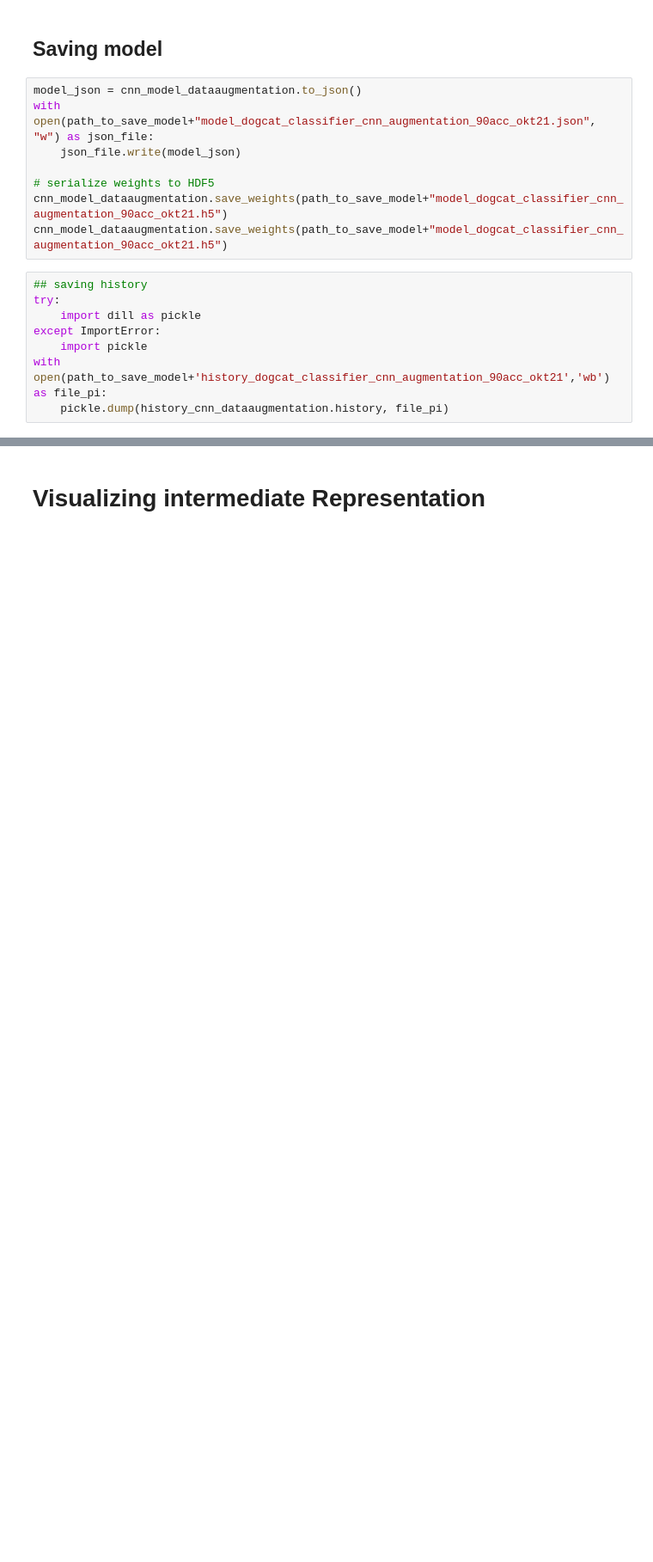
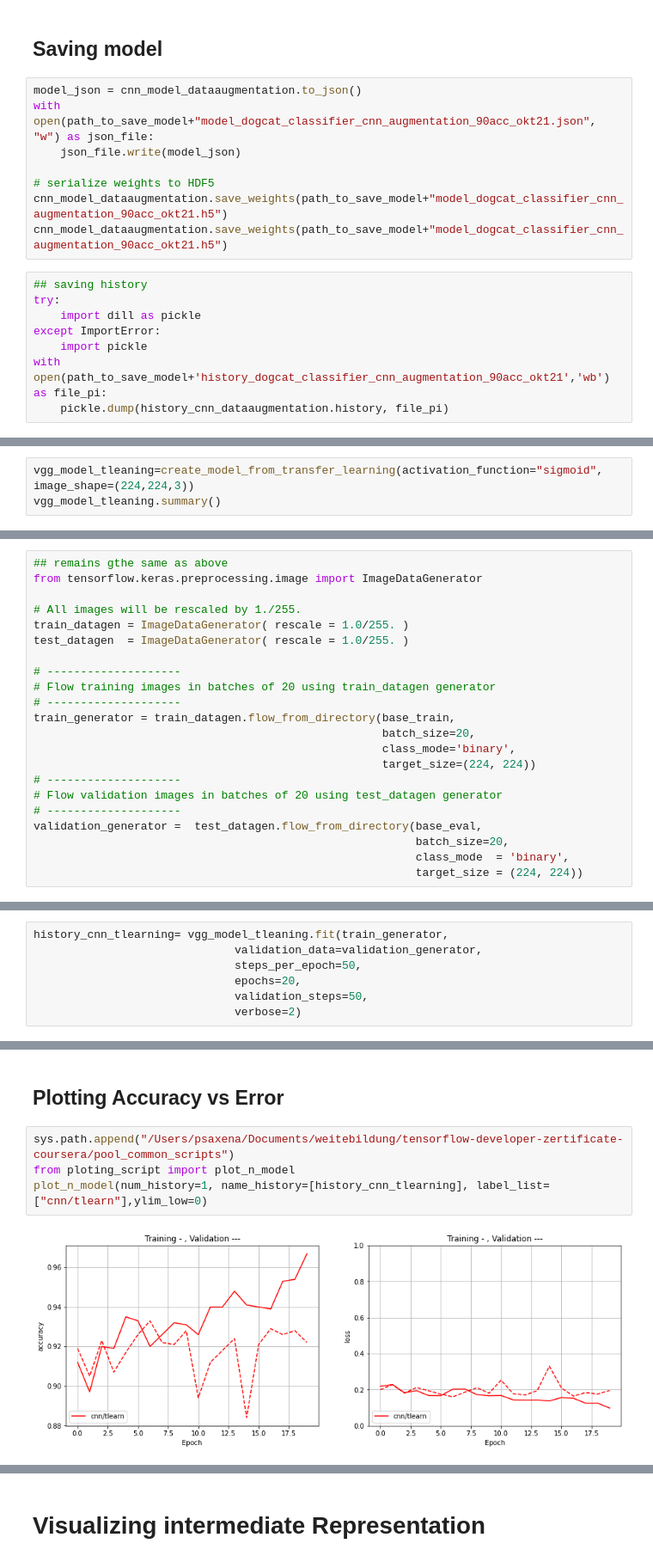
Before and after one commit to poojasaxena/tensorflow-specialization-coursera, a Jupyter notebook: course3_convolutional-neural-networks-tensorflow/09_working_application/Course_3_Part_1_Lesson_1_Notebook_catvsdog.ipynb, the cells around one changed output, grey strips where cells are left out. Shown at 86% size. Drawn from its saved outputs; the diff is of its cells as text; blank space fills up the shorter version.

Commit message:
added transfer learning section

```diff
--- a/course3_convolutional-neural-networks-tensorflow/09_working_application/Course_3_Part_1_Lesson_1_Notebook_catvsdog.ipynb
+++ b/course3_convolutional-neural-networks-tensorflow/09_working_application/Course_3_Part_1_Lesson_1_Notebook_catvsdog.ipynb
@@ -675,0 +722,3 @@ with open(path_to_save_model+'history_dogcat_classifier_cnn_augmentation_90acc_o
+# %%
+vgg_model_tleaning=create_model_from_transfer_learning(activation_function="sigmoid", image_shape=(224,224,3))
+vgg_model_tleaning.summary()
@@ -675,0 +743,22 @@ with open(path_to_save_model+'history_dogcat_classifier_cnn_augmentation_90acc_o
+# %%
+## remains gthe same as above
+from tensorflow.keras.preprocessing.image import ImageDataGenerator
+
+# All images will be rescaled by 1./255.
+train_datagen = ImageDataGenerator( rescale = 1.0/255. )
+test_datagen  = ImageDataGenerator( rescale = 1.0/255. )
+
+# --------------------
+# Flow training images in batches of 20 using train_datagen generator
+# --------------------
+train_generator = train_datagen.flow_from_directory(base_train,
+                                                    batch_size=20,
+                                                    class_mode='binary',
+                                                    target_size=(224, 224))
+# --------------------
+# Flow validation images in batches of 20 using test_datagen generator
+# --------------------
+validation_generator =  test_datagen.flow_from_directory(base_eval,
+                                                         batch_size=20,
+                                                         class_mode  = 'binary',
+                                                         target_size = (224, 224))
@@ -675,0 +768,7 @@ with open(path_to_save_model+'history_dogcat_classifier_cnn_augmentation_90acc_o
+# %%
+history_cnn_tlearning= vgg_model_tleaning.fit(train_generator,
+                              validation_data=validation_generator,
+                              steps_per_epoch=50,
+                              epochs=20,
+                              validation_steps=50,
+                              verbose=2)
@@ -675,0 +793,8 @@ with open(path_to_save_model+'history_dogcat_classifier_cnn_augmentation_90acc_o
+# %% [markdown]
+## Plotting Accuracy vs Error
+# %%
+sys.path.append("/Users/psaxena/Documents/weitebildung/tensorflow-developer-zertificate-coursera/pool_common_scripts")
+from ploting_script import plot_n_model
+plot_n_model(num_history=1, name_history=[history_cnn_tlearning], label_list=["cnn/tlearn"],ylim_low=0)
+# %% [output]
+[figure, added]
```
Also changed, not shown: parts of 22 cells of this notebook.
